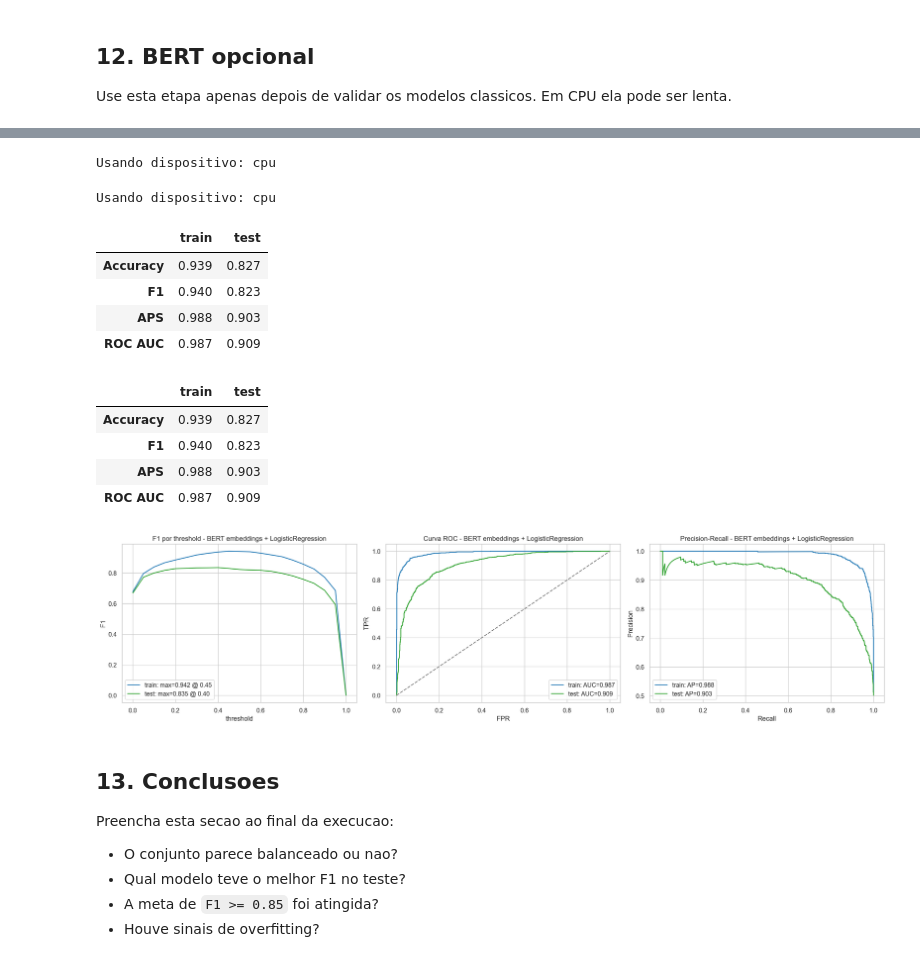
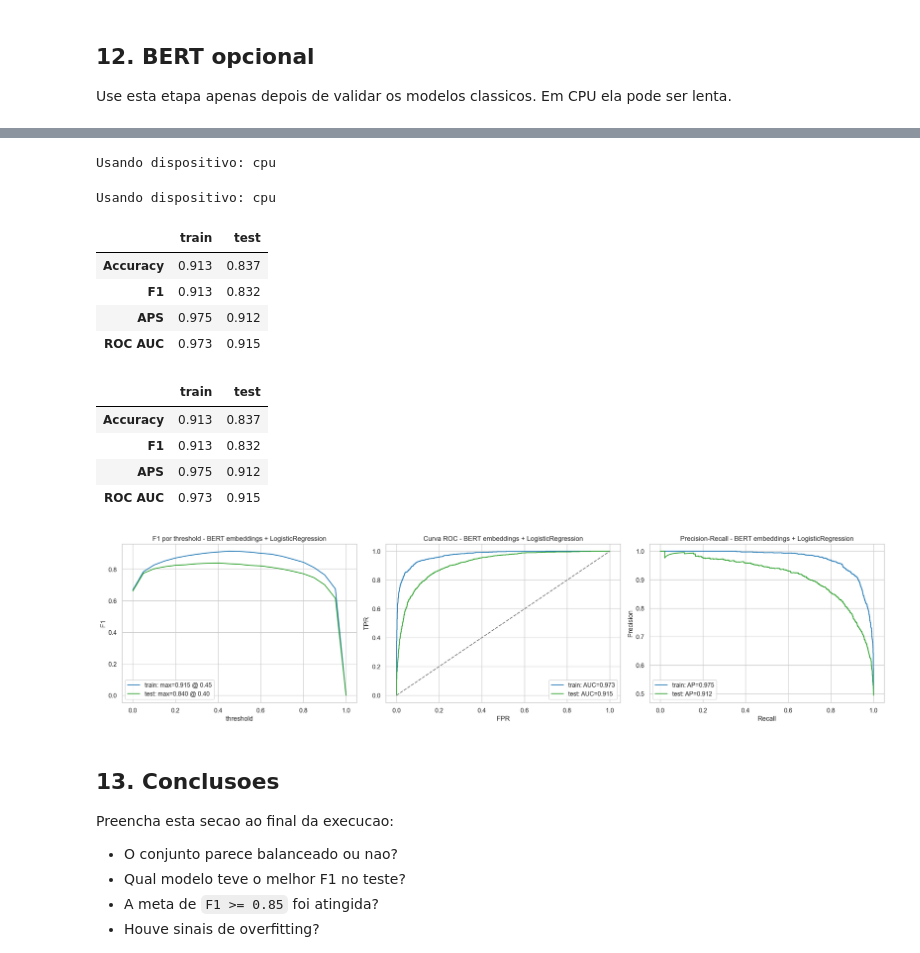
Before and after one commit to FSzekut/Bert, a Jupyter notebook: Notebook/modelo.ipynb, the cells around one changed output, grey strips where cells are left out. Drawn from its saved outputs; the diff is of its cells as text; code cells hidden in the pictures.

```diff
--- a/Notebook/modelo.ipynb
+++ b/Notebook/modelo.ipynb
@@ -530,37 +531,37 @@ def BERT_text_to_embeddings(texts, max_length=512, batch_size=32, force_device=N
     return np.concatenate(embeddings)
 # %%
 # Exemplo reduzido para nao deixar a execucao impraticavel em CPU.
-sample_size = 2000
+sample_size = 4000
 train_sample = df_reviews_train.sample(sample_size, random_state=42)
 test_sample = df_reviews_test.sample(sample_size, random_state=42)
 
 train_features_bert = BERT_text_to_embeddings(train_sample['review_norm'])
 test_features_bert = BERT_text_to_embeddings(test_sample['review_norm'])
 
 model_bert_lr = LogisticRegression(max_iter=1000, solver='liblinear', random_state=42)
 model_bert_lr.fit(train_features_bert, train_sample['pos'])
 evaluate_model(
     model_bert_lr,
     train_features_bert,
     train_sample['pos'],
     test_features_bert,
     test_sample['pos'],
     model_name='BERT embeddings + LogisticRegression'
 )
 # %% [output]
 Usando dispositivo: cpu
 Usando dispositivo: cpu
 |  | train | test |
-| Accuracy | 0.939 | 0.827 |
-| F1 | 0.940 | 0.823 |
-| APS | 0.988 | 0.903 |
-| ROC AUC | 0.987 | 0.909 |
+| Accuracy | 0.913 | 0.837 |
+| F1 | 0.913 | 0.832 |
+| APS | 0.975 | 0.912 |
+| ROC AUC | 0.973 | 0.915 |
 |  | train | test |
-| Accuracy | 0.939 | 0.827 |
-| F1 | 0.940 | 0.823 |
-| APS | 0.988 | 0.903 |
-| ROC AUC | 0.987 | 0.909 |
+| Accuracy | 0.913 | 0.837 |
+| F1 | 0.913 | 0.832 |
+| APS | 0.975 | 0.912 |
+| ROC AUC | 0.973 | 0.915 |
-[figure, old version]
+[figure, new version]
 # %% [markdown]
 ## 13. Conclusoes
 
```
Also changed, not shown: parts of 2 cells of this notebook, 1 other file.
